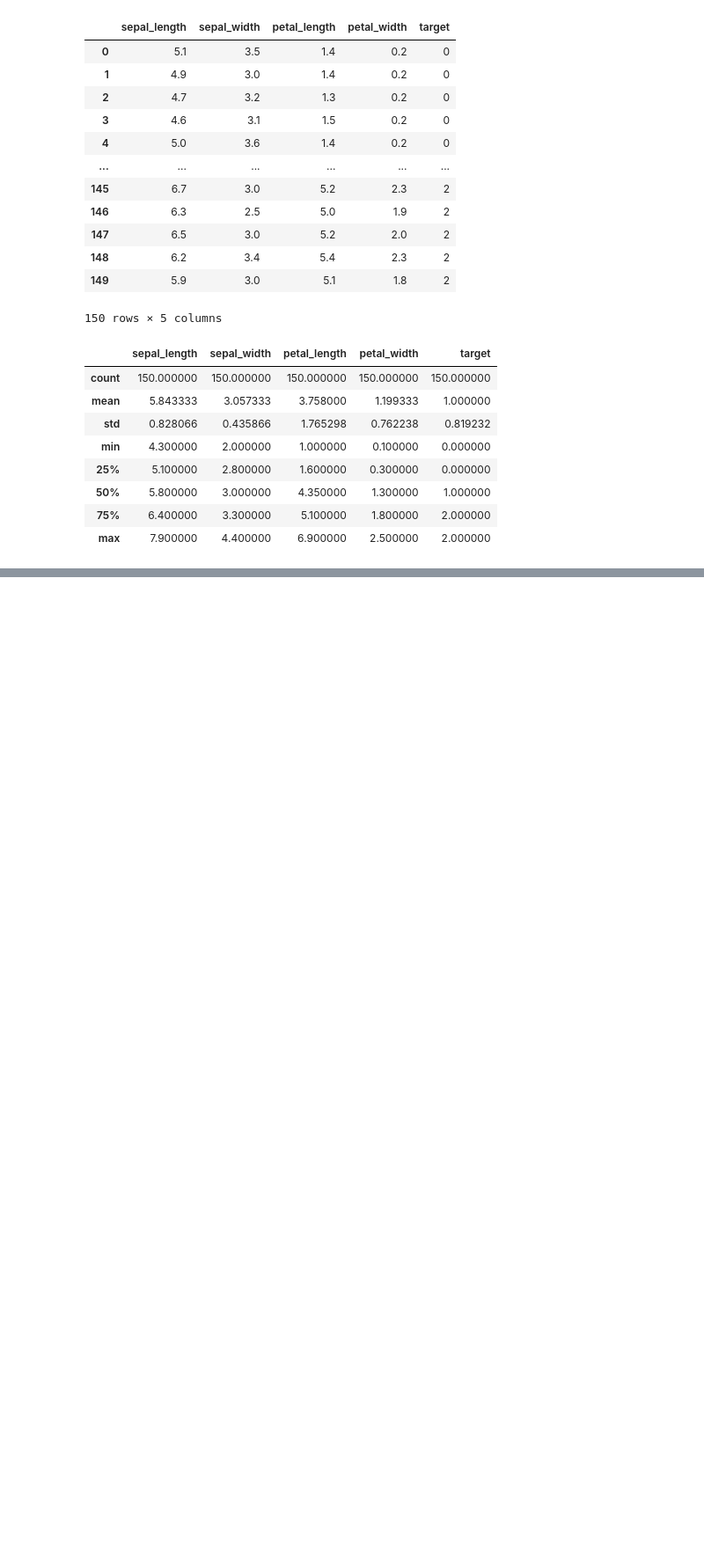
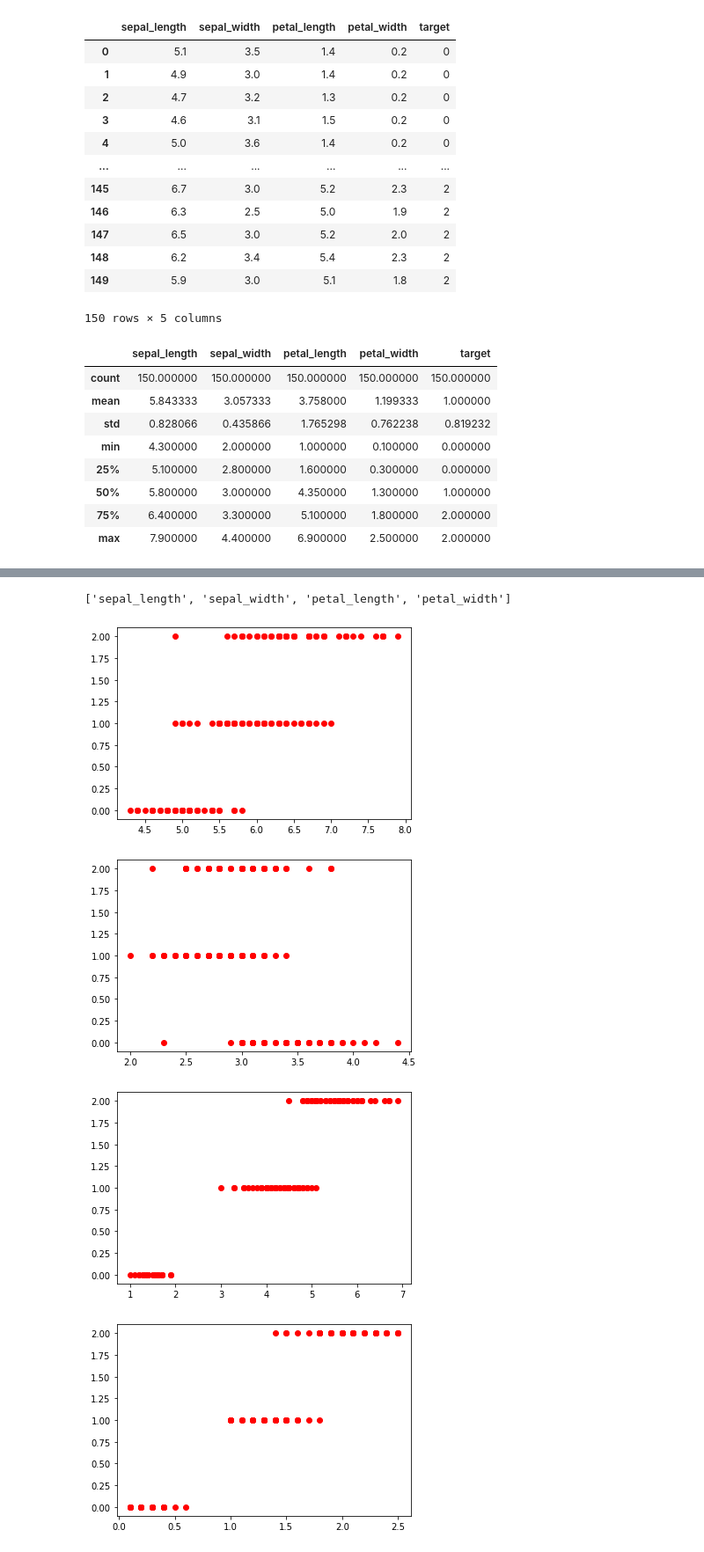
Before and after one commit to mostafaghadimi/IEEE-HandsOn, a Jupyter notebook: GLM.ipynb, the cells around one changed output, grey strips where cells are left out. Shown: that part at 88% size. Drawn from its saved outputs; the diff is of its cells as text; code cells hidden in the pictures; blank space fills up the shorter version.

```diff
--- a/GLM.ipynb
+++ b/GLM.ipynb
@@ -120,0 +133,16 @@ IrisData.describe()
+# %%
+# plt.plot(IrisData['sepal_length'], IrisData['target'], 'ro')
+cols = list(IrisData.columns)
+cols = cols[:len(cols) - 1]
+cols
+# %% [output]
+['sepal_length', 'sepal_width', 'petal_length', 'petal_width']
+# %%
+for col in cols:
+    plt.plot(IrisData[col], IrisData['target'], 'ro')
+    plt.show()
+# %% [output]
+[figure, added]
+[figure, added]
+[figure, added]
+[figure, added]
```
Also changed, not shown: parts of 2 cells of this notebook.
